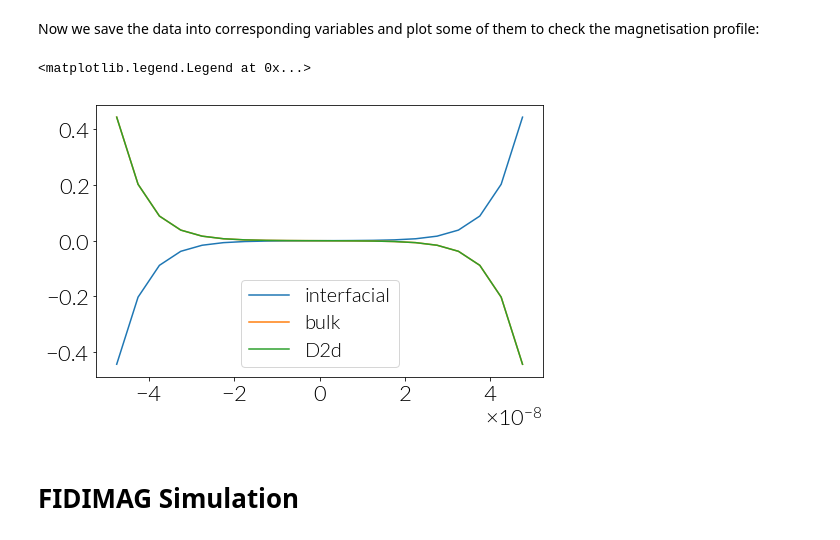
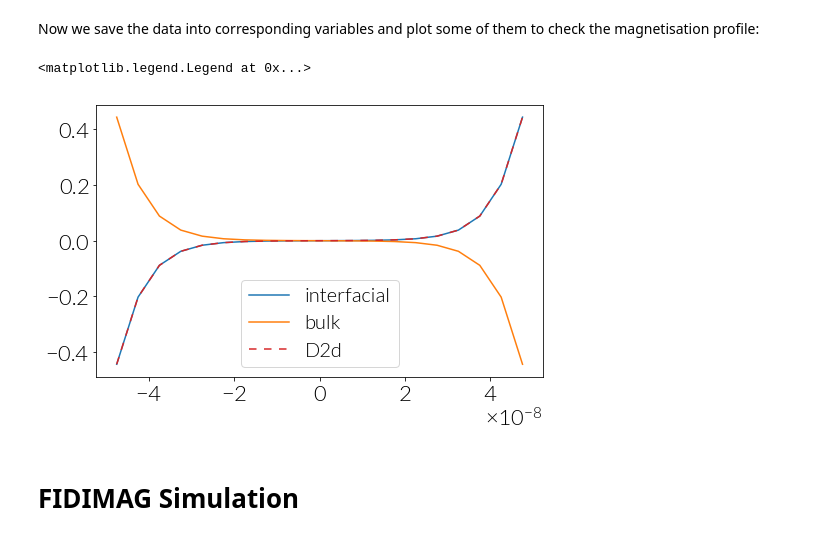
Before and after one commit to fangohr/paper-supplement-standard-problem-dmi, a Jupyter notebook: notebooks/1d_problem.ipynb, the cells around one changed output. Cells and saved outputs as stored; diff of their text form; code cells hidden in the pictures.

```diff
--- a/notebooks/1d_problem.ipynb
+++ b/notebooks/1d_problem.ipynb
@@ -84,33 +87,33 @@ Now we save the data into corresponding variables and plot some of them to check
 # %%
 # extract magnetization data
 nx, ny, nz = mesh.n
 
 # -----------------------------------------------------------------------------
 
 coordinates = np.array(list(systems[0].m.mesh.coordinates))
 x_oommf, y_oommf, z_oommf = coordinates[:, 0], coordinates[:, 1], coordinates[:, 2]
 
 
 m_oommf = [[None for i in range(3)] for j in range(3)]
 for i in range(3):
 
     m_oommf[i][0], m_oommf[i][1], m_oommf[i][2] = (systems[i].m.x.array.flatten(),
                                                    systems[i].m.y.array.flatten(),
                                                    systems[i].m.z.array.flatten()
                                                    )
 
     for j in range(3):
         m_oommf[i][j] = np.array(m_oommf[i][j]) / Ms
 
 # -----------------------------------------------------------------------------
 plt.plot(x_oommf, m_oommf[0][0], label='interfacial')
 plt.plot(x_oommf, m_oommf[1][1], label='bulk')
-plt.plot(x_oommf, m_oommf[2][1], label='D2d')
+plt.plot(x_oommf, m_oommf[2][1], dashes=(5, 5), label='D2d', color='C3')
 
 plt.legend()
 # %% [output]
 <matplotlib.legend.Legend at 0x...>
-[figure, old version]
+[figure, new version]
 # %% [markdown]
 # FIDIMAG Simulation
 # %%
```
Also changed, not shown: parts of 9 cells of this notebook, 5 other files.
